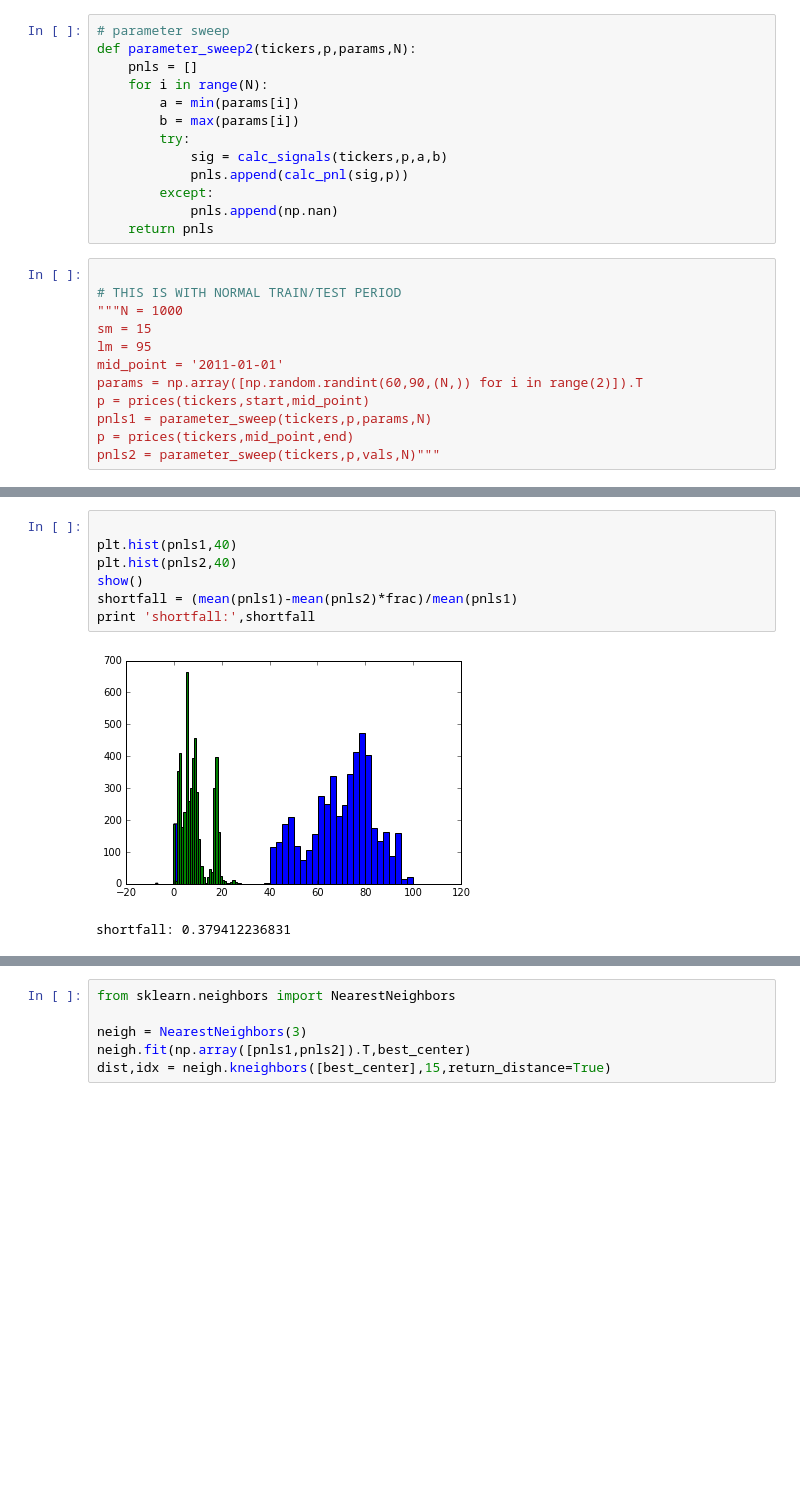
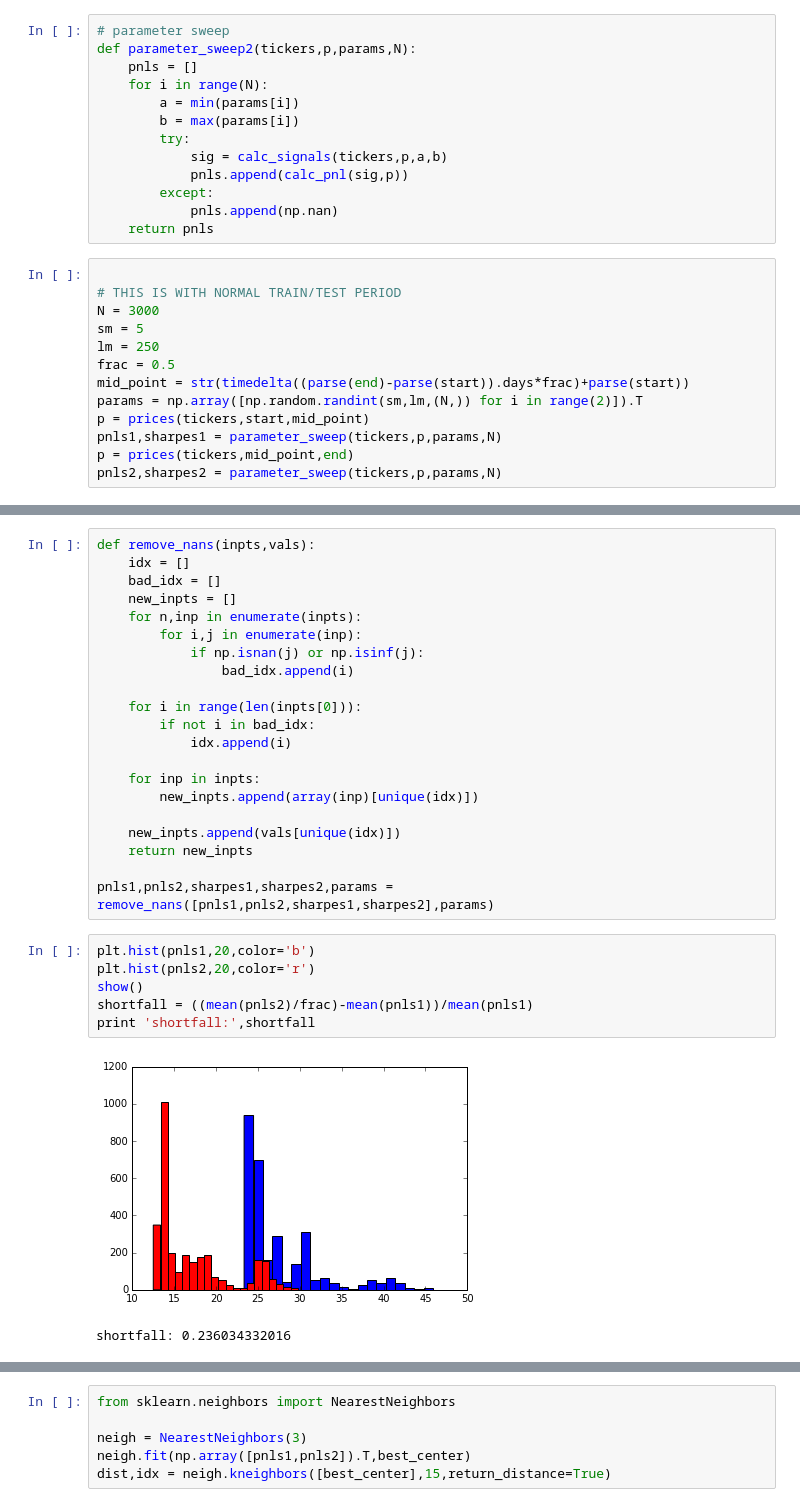
Before and after one commit to rodler/cybertraders, a Jupyter notebook: vector_ma_version_2.ipynb, the cells around one changed output, grey strips where cells are left out. Saved outputs shown, nothing was run; the diff lists cells and outputs as text; blank space fills up the shorter version.

Commit message:
Adding Sharpe nan removal and finding good values

```diff
--- a/vector_ma_version_2.ipynb
+++ b/vector_ma_version_2.ipynb
@@ -85,12 +88,13 @@ def parameter_sweep2(tickers,p,params,N):
 # %%
 
 # THIS IS WITH NORMAL TRAIN/TEST PERIOD
-"""N = 1000
-sm = 15
-lm = 95
-mid_point = '2011-01-01'
-params = np.array([np.random.randint(60,90,(N,)) for i in range(2)]).T
+N = 3000
+sm = 5
+lm = 250
+frac = 0.5
+mid_point = str(timedelta((parse(end)-parse(start)).days*frac)+parse(start))
+params = np.array([np.random.randint(sm,lm,(N,)) for i in range(2)]).T
 p = prices(tickers,start,mid_point)
-pnls1 = parameter_sweep(tickers,p,params,N)
+pnls1,sharpes1 = parameter_sweep(tickers,p,params,N)
 p = prices(tickers,mid_point,end)
-pnls2 = parameter_sweep(tickers,p,vals,N)"""
+pnls2,sharpes2 = parameter_sweep(tickers,p,params,N)
@@ -121,10 +125,30 @@ for pnl in pnls:
+# %%
+def remove_nans(inpts,vals):
+    idx = []
+    bad_idx = []
+    new_inpts = []
+    for n,inp in enumerate(inpts):
+        for i,j in enumerate(inp):
+            if np.isnan(j) or np.isinf(j):
+                bad_idx.append(i)
+
+    for i in range(len(inpts[0])):
+        if not i in bad_idx:
+            idx.append(i)
+
+    for inp in inpts:
+        new_inpts.append(array(inp)[unique(idx)])
+
+    new_inpts.append(vals[unique(idx)])
+    return new_inpts
+
+pnls1,pnls2,sharpes1,sharpes2,params = remove_nans([pnls1,pnls2,sharpes1,sharpes2],params)
 # %%
-
-plt.hist(pnls1,40)
-plt.hist(pnls2,40)
+plt.hist(pnls1,20,color='b')
+plt.hist(pnls2,20,color='r')
 show()
-shortfall = (mean(pnls1)-mean(pnls2)*frac)/mean(pnls1)
+shortfall = ((mean(pnls2)/frac)-mean(pnls1))/mean(pnls1)
 print 'shortfall:',shortfall
 # %% [output]
-[figure, old version]
+[figure, new version]
-shortfall: 0.379412236831
+shortfall: 0.236034332016
```
Also changed, not shown: parts of 13 cells of this notebook.
